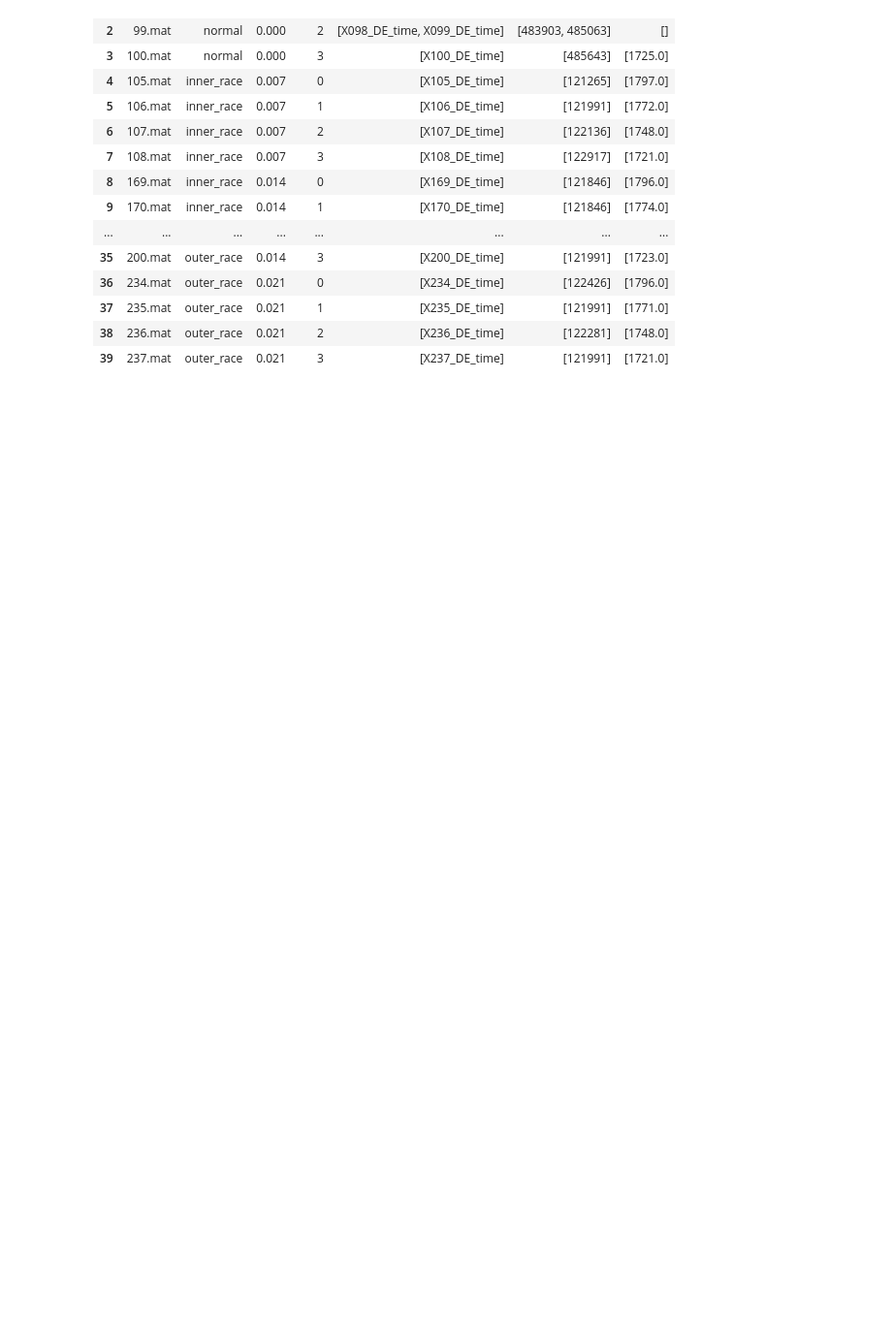
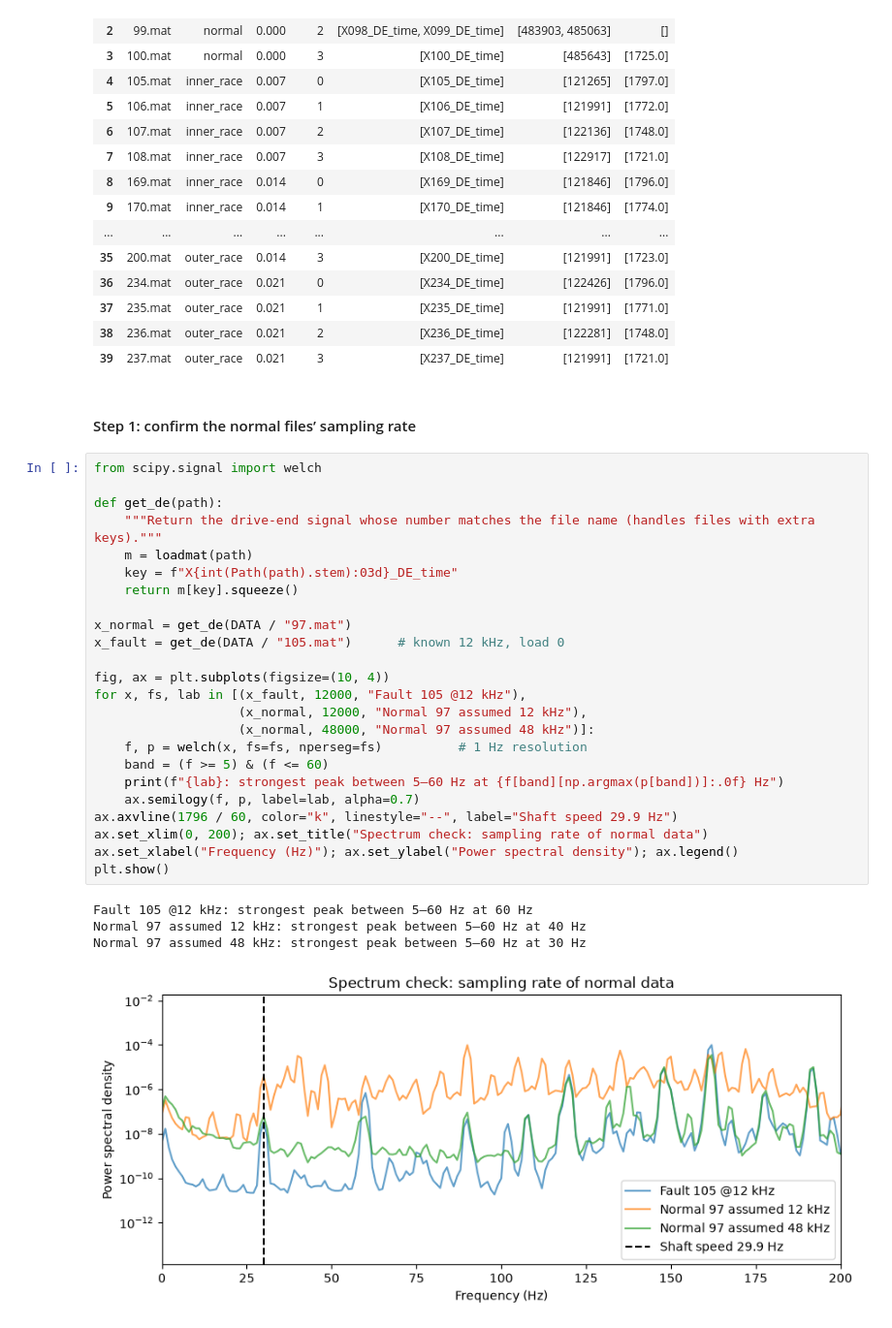
Before and after one commit to MinKhaungMinLwin/bearing-fault-diagnosis-1dcnn, a Jupyter notebook: deep_learning.ipynb, the cells around one changed output. Shown at 97% size. Drawn from its saved outputs; the diff is of its cells as text; blank space fills up the shorter version.

Commit message:
feat: add step 1, 2 for the section 1

```diff
--- a/deep_learning.ipynb
+++ b/deep_learning.ipynb
@@ -50,3 +50,34 @@ inspect
 | 37 | 235.mat | outer_race | 0.021 | 1 | [X235_DE_time] | [121991] | [1771.0] |
 | 38 | 236.mat | outer_race | 0.021 | 2 | [X236_DE_time] | [122281] | [1748.0] |
 | 39 | 237.mat | outer_race | 0.021 | 3 | [X237_DE_time] | [121991] | [1721.0] |
+# %% [markdown]
+#### Step 1: confirm the normal files’ sampling rate
+# %%
+from scipy.signal import welch
+
+def get_de(path):
+    """Return the drive-end signal whose number matches the file name (handles files with extra keys)."""
+    m = loadmat(path)
+    key = f"X{int(Path(path).stem):03d}_DE_time"
+    return m[key].squeeze()
+
+x_normal = get_de(DATA / "97.mat")
+x_fault = get_de(DATA / "105.mat")      # known 12 kHz, load 0
+
+fig, ax = plt.subplots(figsize=(10, 4))
+for x, fs, lab in [(x_fault, 12000, "Fault 105 @12 kHz"),
+                   (x_normal, 12000, "Normal 97 assumed 12 kHz"),
+                   (x_normal, 48000, "Normal 97 assumed 48 kHz")]:
+    f, p = welch(x, fs=fs, nperseg=fs)          # 1 Hz resolution
+    band = (f >= 5) & (f <= 60)
+    print(f"{lab}: strongest peak between 5–60 Hz at {f[band][np.argmax(p[band])]:.0f} Hz")
+    ax.semilogy(f, p, label=lab, alpha=0.7)
+ax.axvline(1796 / 60, color="k", linestyle="--", label="Shaft speed 29.9 Hz")
+ax.set_xlim(0, 200); ax.set_title("Spectrum check: sampling rate of normal data")
+ax.set_xlabel("Frequency (Hz)"); ax.set_ylabel("Power spectral density"); ax.legend()
+plt.show()
+# %% [output]
+Fault 105 @12 kHz: strongest peak between 5–60 Hz at 60 Hz
+Normal 97 assumed 12 kHz: strongest peak between 5–60 Hz at 40 Hz
+Normal 97 assumed 48 kHz: strongest peak between 5–60 Hz at 30 Hz
+[figure, added]
```
Also changed, not shown: parts of 2 cells of this notebook.
